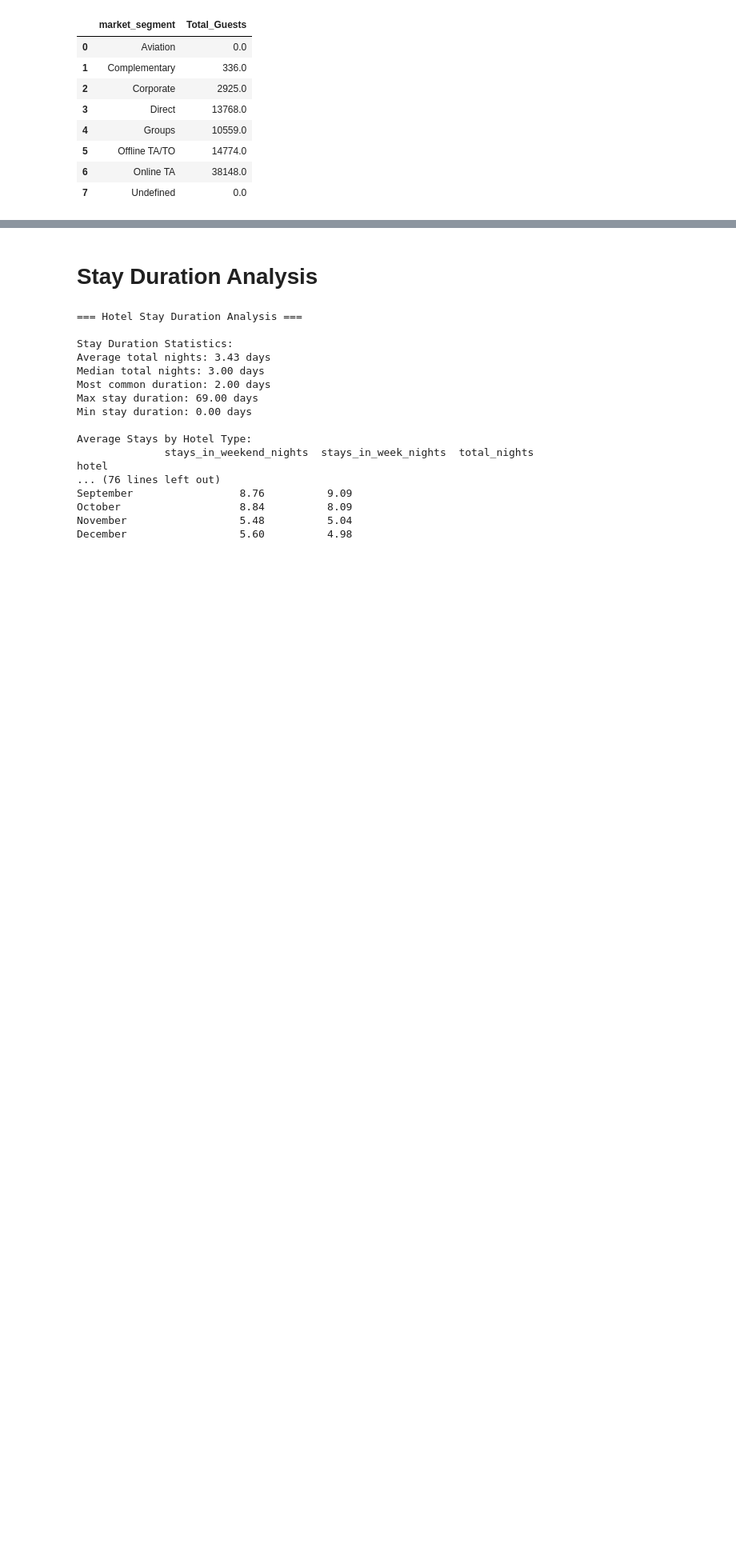
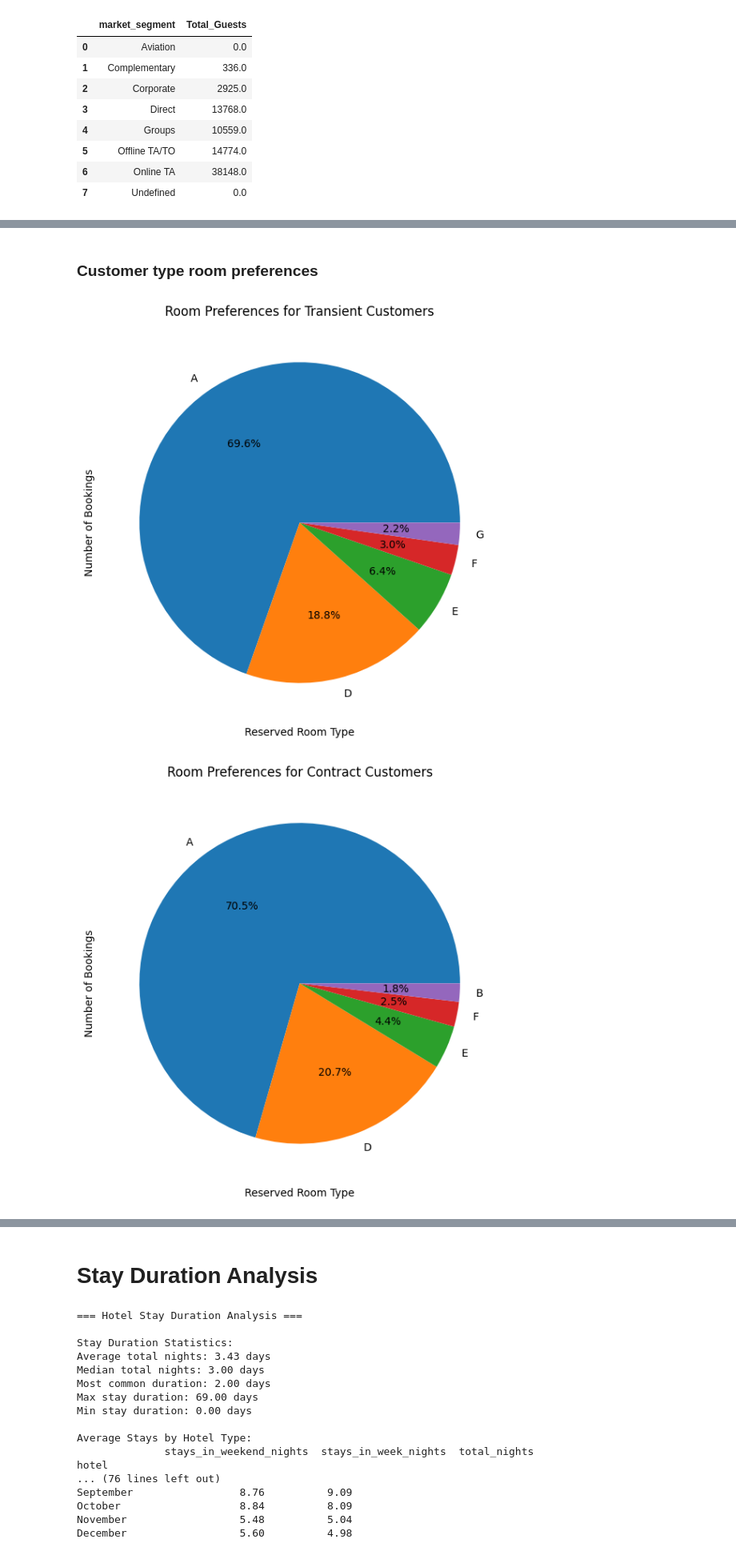
Before and after one commit to asif-mursalin/Data-mining-project, a Jupyter notebook: Project.ipynb, the cells around one changed output, grey strips where cells are left out. Shown at 80% size. Cells and saved outputs as stored; diff of their text form; code cells hidden in the pictures; blank space fills up the shorter version.

Commit message:
Customer Prefer rooms

```diff
--- a/Project.ipynb
+++ b/Project.ipynb
@@ -856,3 +856,9 @@ The default of observed=False is deprecated and will be changed to True in a fut
 | 5 | Offline TA/TO | 14774.0 |
 | 6 | Online TA | 38148.0 |
 | 7 | Undefined | 0.0 |
+# %%
+"""customer_types = df['customer_type'].unique()
+for customer in customer_types:
+    customer_data = df[df['customer_type'] == customer]
+
+print(customer_types)    """
@@ -858,0 +867,23 @@ The default of observed=False is deprecated and will be changed to True in a fut
+# %% [markdown]
+### Customer type room preferences
+# %%
+def contract_room_preferences(df):
+    customer_types = df['customer_type'].unique()
+    for customer in customer_types:
+        customer_data = df[df['customer_type'] == customer]
+        room_preferences = customer_data['reserved_room_type'].value_counts()
+        topRooms = room_preferences.head(5)
+
+        plt.figure(figsize=(10, 6))
+        plt.pie(topRooms.values, labels=topRooms.index, autopct='%1.1f%%')
+        plt.title(f'Room Preferences for {customer} Customers')
+        plt.xlabel('Reserved Room Type')
+        plt.ylabel('Number of Bookings')
+        plt.tight_layout()
+        plt.show()
+    return topRooms
+
+contract_room_preferences(df)
+# %% [output]
+[figure, added]
+[figure, added]
```
Also changed, not shown: parts of 14 cells of this notebook.
